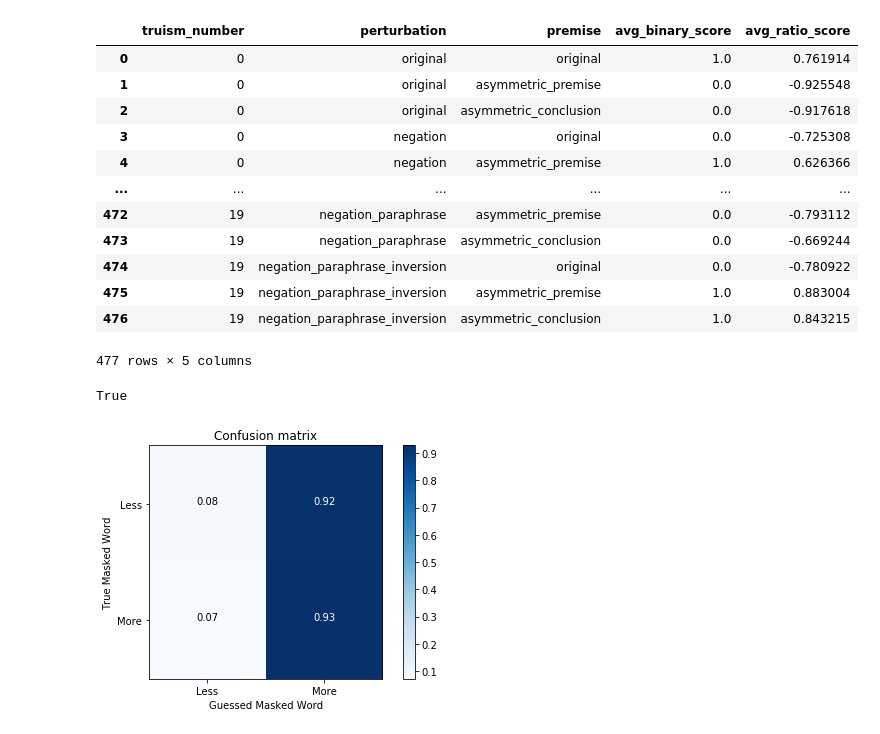
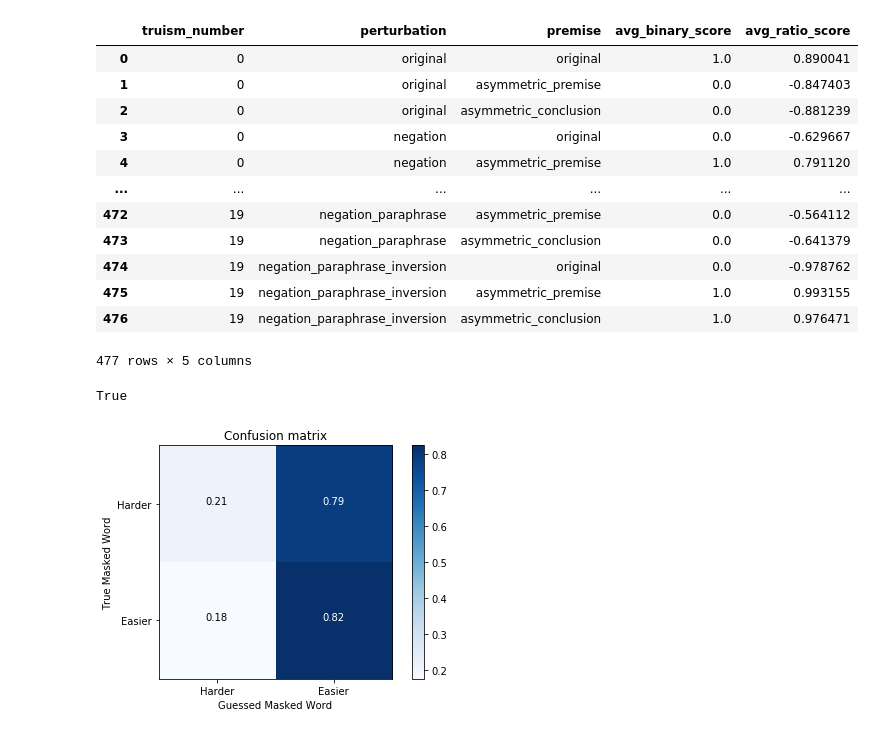
Before and after one commit to shaoxia57/common_sense_embedding_analysis, a Jupyter notebook: Binary_Classification_Visual.ipynb, the cells around one changed output. Saved outputs shown, nothing was run; the diff lists cells and outputs as text; code cells hidden in the pictures.

```diff
--- a/Binary_Classification_Visual.ipynb
+++ b/Binary_Classification_Visual.ipynb
@@ -13,19 +10,19 @@ import matplotlib
 from exploration_utils import *
 from eval_functions import *
 # %%
-material_data = pd.read_csv("result_data/material_perf_10.csv")
+material_data = pd.read_csv("result_data/material_perf_2_10.csv")
 
-social_data = pd.read_csv("result_data/social_perf_10.csv")
+social_data = pd.read_csv("result_data/social_perf_2_10.csv")
 
-physical_data = pd.read_csv("result_data/physical_perf_10.csv")
+physical_data = pd.read_csv("result_data/physical_perf_2_10.csv")
 
-with open("truism_data/physical_data.json", "r") as f:
+with open("truism_data/physical_data_2.json", "r") as f:
     physical_params = json.load(f)
 
-with open("truism_data/material_data.json", "r") as f:
+with open("truism_data/material_data_2.json", "r") as f:
     material_params = json.load(f)
 
-with open("truism_data/social_data.json", "r") as f:
+with open("truism_data/social_data_2.json", "r") as f:
     social_params = json.load(f)
 # %%
 filtered_material_data = material_data[(material_data["avg_binary_score"]==1.0) |
@@ -40,16 +37,16 @@ filtered_physical_data = physical_data[(physical_data["avg_binary_score"]==1.0)
 filtered_physical_data
 # %% [output]
 |  | truism_number | perturbation | premise | avg_binary_score | avg_ratio_score |
-| 0 | 0 | original | original | 1.0 | 0.761914 |
-| 1 | 0 | original | asymmetric_premise | 0.0 | -0.925548 |
-| 2 | 0 | original | asymmetric_conclusion | 0.0 | -0.917618 |
-| 3 | 0 | negation | original | 0.0 | -0.725308 |
-| 4 | 0 | negation | asymmetric_premise | 1.0 | 0.626366 |
+| 0 | 0 | original | original | 1.0 | 0.890041 |
+| 1 | 0 | original | asymmetric_premise | 0.0 | -0.847403 |
+| 2 | 0 | original | asymmetric_conclusion | 0.0 | -0.881239 |
+| 3 | 0 | negation | original | 0.0 | -0.629667 |
+| 4 | 0 | negation | asymmetric_premise | 1.0 | 0.791120 |
 | ... | ... | ... | ... | ... | ... |
-| 472 | 19 | negation_paraphrase | asymmetric_premise | 0.0 | -0.793112 |
-| 473 | 19 | negation_paraphrase | asymmetric_conclusion | 0.0 | -0.669244 |
-| 474 | 19 | negation_paraphrase_inversion | original | 0.0 | -0.780922 |
-| 475 | 19 | negation_paraphrase_inversion | asymmetric_premise | 1.0 | 0.883004 |
-| 476 | 19 | negation_paraphrase_inversion | asymmetric_conclusion | 1.0 | 0.843215 |
+| 472 | 19 | negation_paraphrase | asymmetric_premise | 0.0 | -0.564112 |
+| 473 | 19 | negation_paraphrase | asymmetric_conclusion | 0.0 | -0.641379 |
+| 474 | 19 | negation_paraphrase_inversion | original | 0.0 | -0.978762 |
+| 475 | 19 | negation_paraphrase_inversion | asymmetric_premise | 1.0 | 0.993155 |
+| 476 | 19 | negation_paraphrase_inversion | asymmetric_conclusion | 1.0 | 0.976471 |
 477 rows × 5 columns
 # %%
@@ -88,9 +97,9 @@ def extract_labels(results, config):
 
     return true_labels, predicted_labels
 # %%
-mat_true_labels, mat_predicted_labels = extract_labels(filtered_material_data, material_params)
-soc_true_labels, soc_predicted_labels = extract_labels(filtered_social_data, social_params)
-phys_true_labels, phys_predicted_labels = extract_labels(filtered_physical_data, physical_params)
+mat_true_labels, mat_predicted_labels = extract_labels(filtered_material_data, material_params, ["easier", "harder"])
+soc_true_labels, soc_predicted_labels = extract_labels(filtered_social_data, social_params, ["easier", "harder"])
+phys_true_labels, phys_predicted_labels = extract_labels(filtered_physical_data, physical_params, ["easier", "harder"])
 # %%
 full_true_labels = []
 full_predicted_labels = []
@@ -165,9 +174,9 @@ def plot_confusion_matrix(cm, classes=None, normalize=True, small=True,
     plt.savefig("visual_data/confusion_matrix.pdf")
     plt.show()
 # %%
-plot_confusion_matrix(metrics["confusion_matrix"], classes=["Less", "More"])
+plot_confusion_matrix(metrics["confusion_matrix"], classes=["Harder", "Easier"])
 # %% [output]
-[figure, old version]
+[figure, new version]
 # %%
 print(pretty_print_metrics(metrics))
 # %% [output]
```
Also changed, not shown: parts of 3 cells of this notebook, 11 other files.
